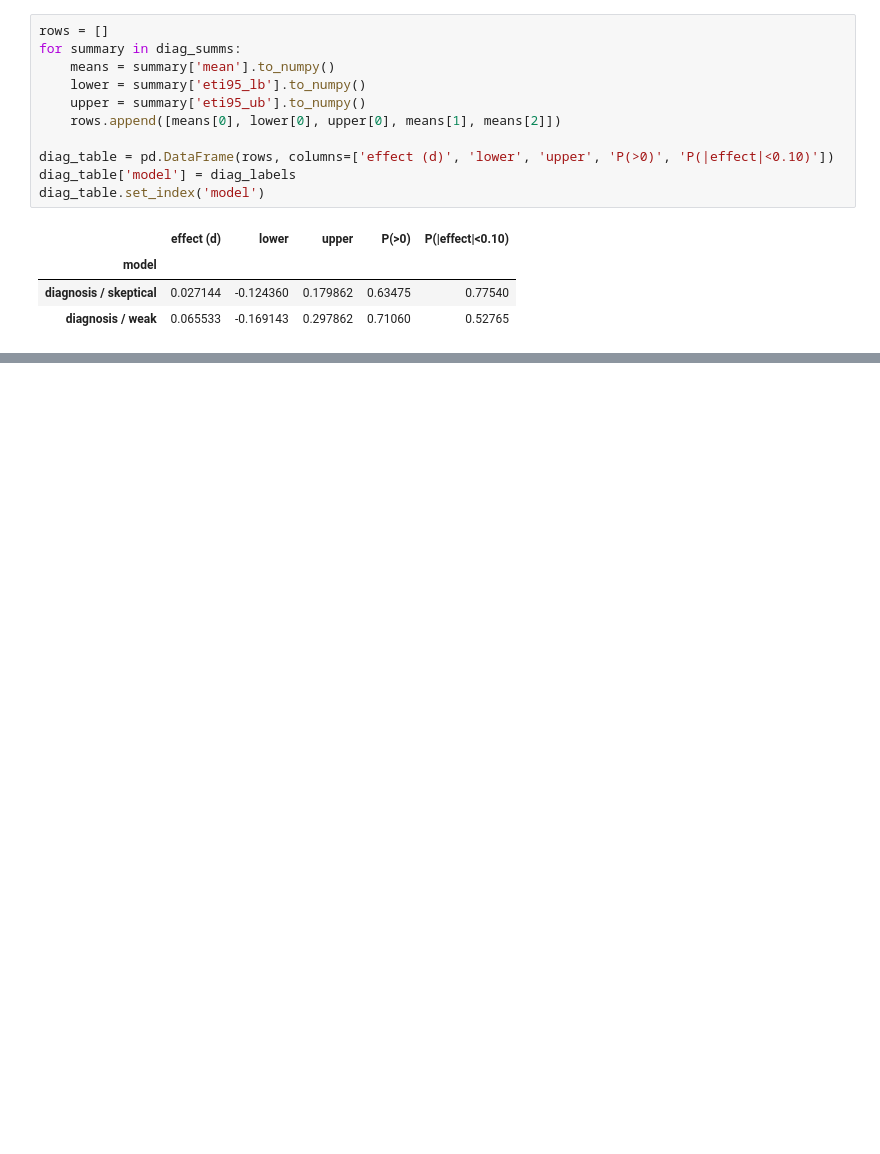
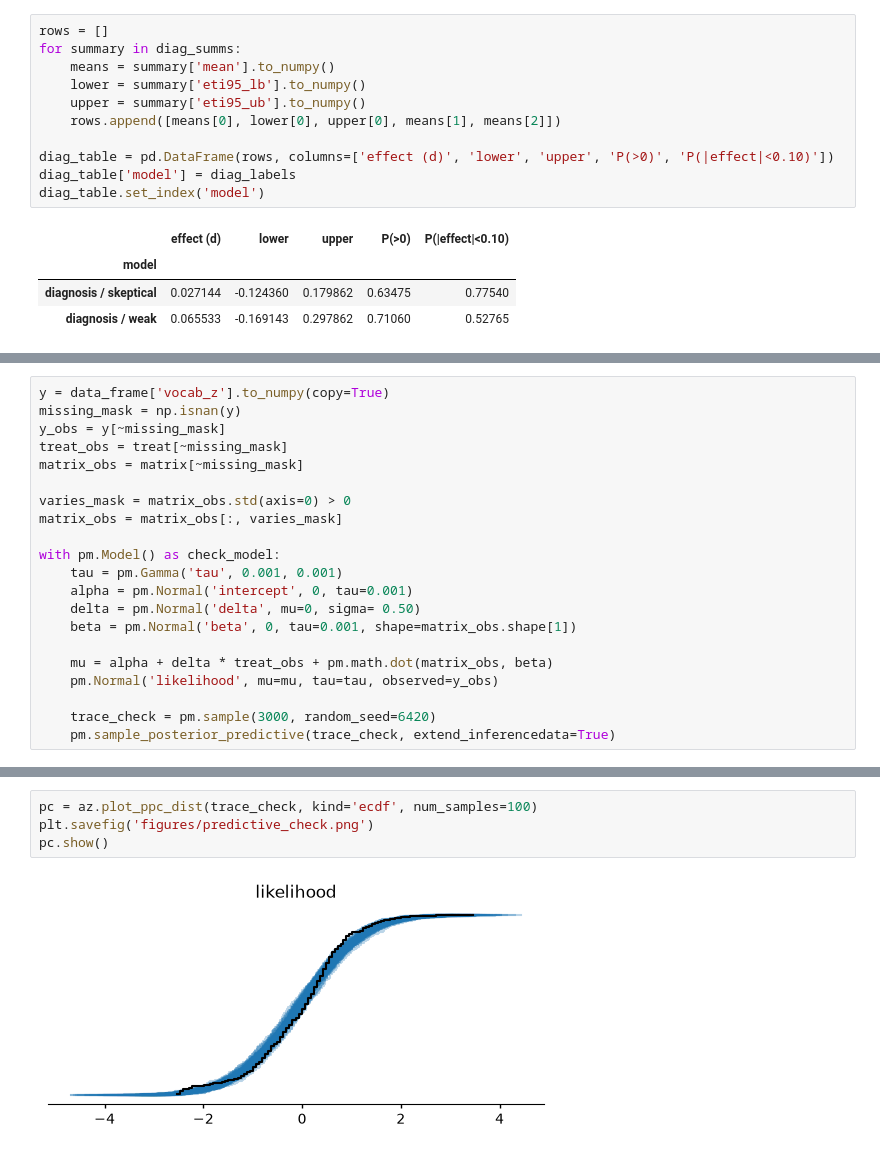
Before and after one commit to abtinkhashayar/bfy-bayesian-reanalysis, a Jupyter notebook: analysis_of_priors.ipynb, the cells around one changed output, grey strips where cells are left out. Drawn from its saved outputs; the diff is of its cells as text; blank space fills up the shorter version.

```diff
--- a/analysis_of_priors.ipynb
+++ b/analysis_of_priors.ipynb
@@ -196,0 +233,21 @@ diag_table.set_index('model')
+# %%
+y = data_frame['vocab_z'].to_numpy(copy=True)
+missing_mask = np.isnan(y)
+y_obs = y[~missing_mask]
+treat_obs = treat[~missing_mask]
+matrix_obs = matrix[~missing_mask]
+
+varies_mask = matrix_obs.std(axis=0) > 0
+matrix_obs = matrix_obs[:, varies_mask]
+
+with pm.Model() as check_model:
+    tau = pm.Gamma('tau', 0.001, 0.001)
+    alpha = pm.Normal('intercept', 0, tau=0.001)
+    delta = pm.Normal('delta', mu=0, sigma= 0.50)
+    beta = pm.Normal('beta', 0, tau=0.001, shape=matrix_obs.shape[1])
+
+    mu = alpha + delta * treat_obs + pm.math.dot(matrix_obs, beta)
+    pm.Normal('likelihood', mu=mu, tau=tau, observed=y_obs)
+
+    trace_check = pm.sample(3000, random_seed=6420)
+    pm.sample_posterior_predictive(trace_check, extend_inferencedata=True)
@@ -196,0 +263,6 @@ diag_table.set_index('model')
+# %%
+pc = az.plot_ppc_dist(trace_check, kind='ecdf', num_samples=100)
+plt.savefig('figures/predictive_check.png')
+pc.show()
+# %% [output]
+[figure, added]
```
Also changed, not shown: parts of 7 cells of this notebook.
